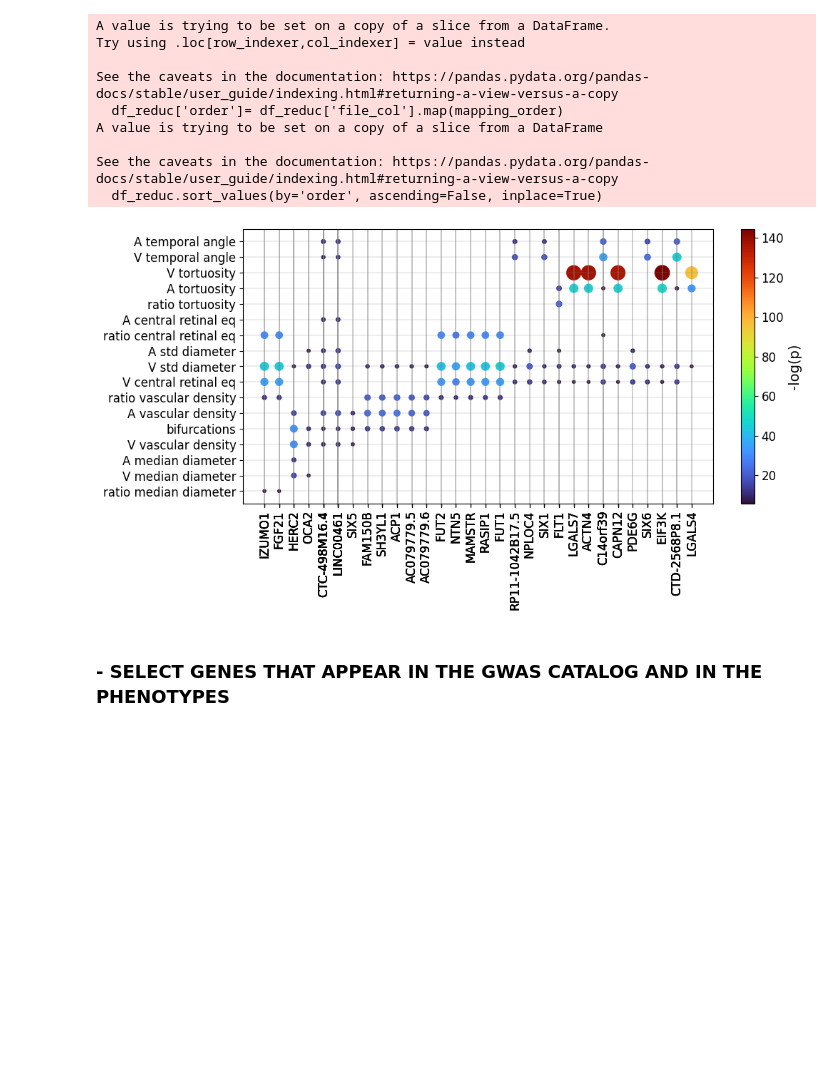
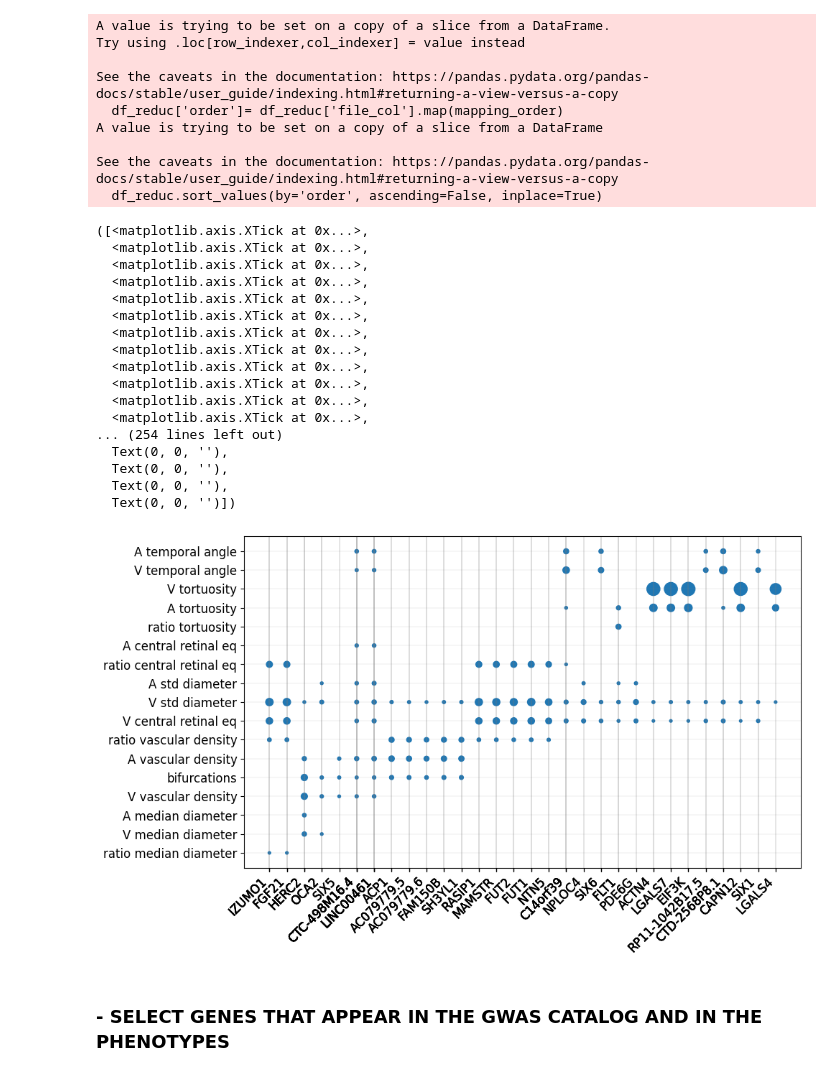
Before and after one commit to BergmannLab/retina-phenotypes, a Jupyter notebook: complementary/GWAS_postprocessing/common_genes_path_snps/sharedGenes_plots.ipynb, the cells around one changed output. Drawn from its saved outputs; the diff is of its cells as text; code cells hidden in the pictures; blank space fills up the shorter version.

```diff
--- a/complementary/GWAS_postprocessing/common_genes_path_snps/sharedGenes_plots.ipynb
+++ b/complementary/GWAS_postprocessing/common_genes_path_snps/sharedGenes_plots.ipynb
@@ -145,27 +145,45 @@ A value is trying to be set on a copy of a slice from a DataFrame
 See the caveats in the documentation: https://pandas.pydata.org/pandas-docs/stable/user_guide/indexing.html#returning-a-view-versus-a-copy
   df_reduc.sort_values(by='order', ascending=False, inplace=True)
 # %%
-plt.rcParams['axes.labelsize'] = 14
-plt.rcParams['axes.titlesize'] = 14
+plt.rcParams['axes.labelsize'] = 12
+plt.rcParams['axes.titlesize'] = 12
 if type_phenots=='main':
-    plt.figure(figsize=(10, 5))
+    plt.figure(figsize=(10, 6))
     name_save='main_genes_phenotypes_scatterplots_25_11_2022.png'
 elif type_phenots=='supplementary':
-    plt.figure(figsize=(15, 12))
+    plt.figure(figsize=(15, 13))
     name_save='sup_genes_phenotypes_scatterplots_25_11_2022.png'
 #plt.xlabel('Genes')
 #plt.ylabel('Phenotypes')
 
 plt.rcParams['font.size'] = '12'
-plt.scatter(df_reduc['gen'], df_reduc['file_col'], cmap='turbo', c=df_reduc['-log10(p)'], s=1.5*df_reduc['-log10(p)'])
-cbar= plt.colorbar(fraction=0.1)
-cbar.set_label('-log(p)')
-plt.grid(color='gray', linestyle='-', linewidth=0.2)
+#plt.scatter(df_reduc['gen'], df_reduc['file_col'], cmap='Greens', c=df_reduc['-log10(p)'], s=1.5*df_reduc['-log10(p)'])
+plt.scatter(df_reduc['gen'], df_reduc['file_col'],  s=1.25*df_reduc['-log10(p)'])
+#cbar= plt.colorbar(fraction=0.1)
+#cbar.set_label('-log(p)')
+plt.grid(color='gray', linestyle='-', linewidth=0.1)
 #plt.stem(df_reduc['gen'], df_reduc['file_col'],  basefmt = " ") #markerfmt='.',
-plt.xticks(df_reduc['gen'], rotation=90)
-plt.savefig('/SSD/home/sofia/' + name_save ,  transparent=True, bbox_inches='tight', pad_inches=0.1, dpi=150)
+plt.xticks(df_reduc['gen'], rotation=45, ha='right')
+#plt.savefig('/SSD/home/sofia/' + name_save ,  transparent=True, bbox_inches='tight', pad_inches=0.1, dpi=150)
 # %% [output]
+([<matplotlib.axis.XTick at 0x...>,
+  <matplotlib.axis.XTick at 0x...>,
+  <matplotlib.axis.XTick at 0x...>,
+  <matplotlib.axis.XTick at 0x...>,
+  <matplotlib.axis.XTick at 0x...>,
+  <matplotlib.axis.XTick at 0x...>,
+  <matplotlib.axis.XTick at 0x...>,
+  <matplotlib.axis.XTick at 0x...>,
+  <matplotlib.axis.XTick at 0x...>,
+  <matplotlib.axis.XTick at 0x...>,
+  <matplotlib.axis.XTick at 0x...>,
+  <matplotlib.axis.XTick at 0x...>,
+... (254 lines left out)
+  Text(0, 0, ''),
+  Text(0, 0, ''),
+  Text(0, 0, ''),
+  Text(0, 0, '')])
-[figure, old version]
+[figure, new version]
 # %% [markdown]
 ### - SELECT GENES THAT APPEAR IN THE GWAS CATALOG AND IN THE PHENOTYPES
 # %%
```
Also changed, not shown: 5 other files.
